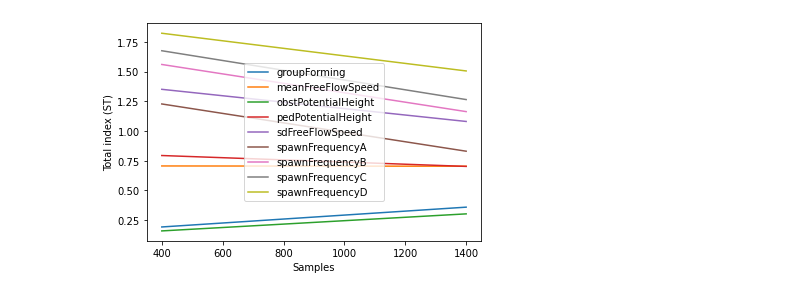
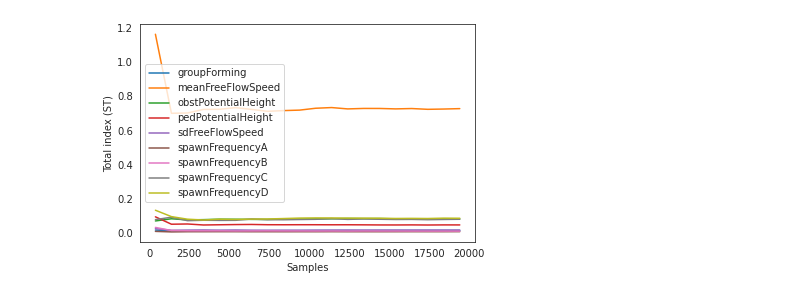
Before and after one commit to floristevito/CrowdSim, a Jupyter notebook: analysis/sobol_results.ipynb, the cells around one changed output. Saved outputs shown, nothing was run; the diff lists cells and outputs as text; code cells hidden in the pictures.

```diff
--- a/analysis/sobol_results.ipynb
+++ b/analysis/sobol_results.ipynb
@@ -14,7 +14,7 @@ model = get_vadere_formulation(
     model_file='baseCaseData.scenario'
 )
 # %%
-experiments, outcomes = load_results('../data/output/EMA/sobolTest01.tar.gz')
+experiments, outcomes = load_results('../data/output/EMA/sobol.tar.gz')
 # %%
 def get_sobol_results(outcome):
     problem = get_SALib_problem(model.uncertainties)
@@ -50,7 +54,7 @@ def get_sobol_convergence(outcome, n_exp):
     ax.set_ylabel('Total index (ST)')
     plt.show()
 # %%
-get_sobol_convergence('meanSpeed', 100)
+get_sobol_convergence('meanSpeed', 1000)
 # %% [output]
-[figure, old version]
+[figure, new version]
 # %%
```
Also changed, not shown: parts of 2 cells of this notebook, 6 other files.
